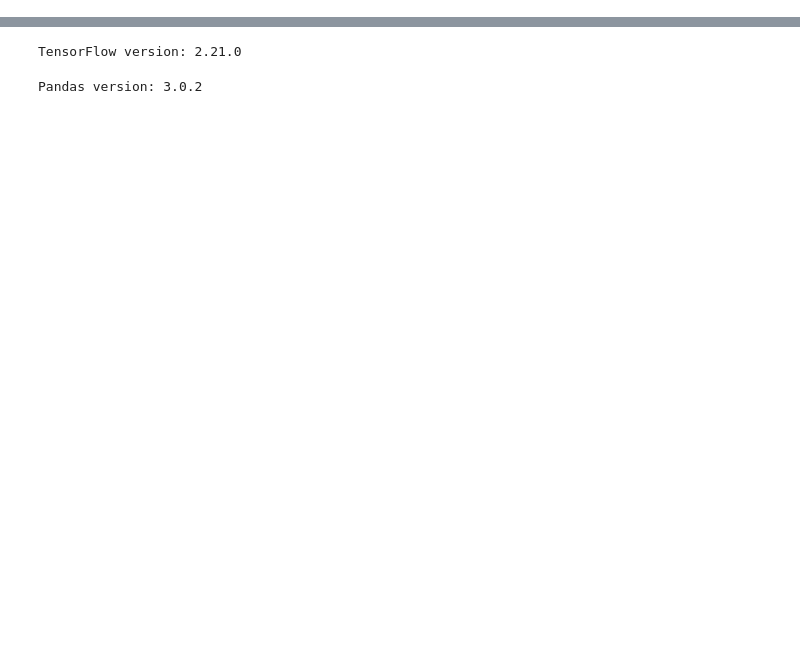
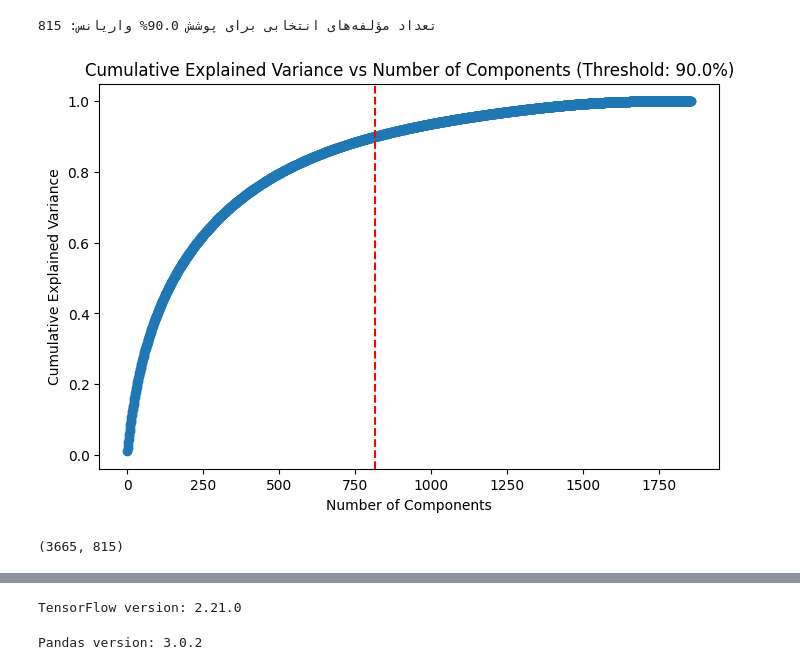
Before and after one commit to alikadkhoda/product_recommender, a Jupyter notebook: main.ipynb, the cells around one changed output, grey strips where cells are left out. Cells and saved outputs as stored; diff of their text form; code cells hidden in the pictures; blank space fills up the shorter version.

```diff
--- a/main.ipynb
+++ b/main.ipynb
@@ -2,0 +185,11 @@ import tensorflow as tf
+# %%
+# Load dataset
+file_path = 'data/Online Retail.xlsx'
+data = pd.read_excel(file_path).dropna(subset=['CustomerID'])
+data["CustomerID"] = data["CustomerID"].astype(int)
+data = data.dropna(subset=['Description'])
+data['Description'] = data['Description'].astype(str)
+data["InvoiceDate"] = pd.to_datetime(data["InvoiceDate"])
+data = data[(data["UnitPrice"] > 0) & (data["Quantity"] > 0)]
+data['TotalPrice'] = data['Quantity'] * data['UnitPrice']
+data['Purchased'] = 1
@@ -2,0 +246,7 @@ import tensorflow as tf
+# %%
+# groupby products and apply clean text
+unique_products = data.groupby('StockCode').first().reset_index()
+tqdm.pandas(desc="clean description")
+unique_products["Cleaned_Description"] = unique_products["Description"].progress_apply(clean_text)
+
+unique_products.shape
@@ -2,0 +255,6 @@ import tensorflow as tf
+# %%
+# calculate TF-IDF
+vectorizer = TfidfVectorizer(stop_words='english', max_features=5000)
+tfidf_matrix = vectorizer.fit_transform(unique_products['Cleaned_Description'])
+tfidf_df = pd.DataFrame(tfidf_matrix.toarray(), columns=vectorizer.get_feature_names_out())
+tfidf_df.head()
@@ -2,0 +269,30 @@ import tensorflow as tf
+# %%
+# calculate PCA AND POV
+pca = PCA()
+X_pca = pca.fit_transform(tfidf_matrix.toarray())
+explained_variance_ratio = pca.explained_variance_ratio_
+cumulative_variance = np.cumsum(explained_variance_ratio)
+
+threshold = 0.90
+n_components = np.argmax(cumulative_variance >= threshold) + 1
+
+print(f"تعداد مؤلفه‌های انتخابی برای پوشش {threshold * 100}% واریانس: {n_components}")
+
+# plot the POV (Cumulative Explained Variance) diagram
+plt.figure(figsize=(8, 5))
+plt.plot(range(1, len(cumulative_variance) + 1), cumulative_variance, marker='o', linestyle='--')
+plt.axvline(x=n_components, color='r', linestyle='--')
+plt.xlabel("Number of Components")
+plt.ylabel("Cumulative Explained Variance")
+plt.title(f"Cumulative Explained Variance vs Number of Components (Threshold: {threshold*100}%)")
+plt.show()
+# %% [output]
+تعداد مؤلفه‌های انتخابی برای پوشش 90.0% واریانس: 815
+[figure, added]
+# %%
+# apply PCA to TF-IDF Features
+pca = PCA(n_components=815)
+tfidf_feature_pca = pca.fit_transform(tfidf_matrix.toarray())
+tfidf_feature_pca.shape
+# %% [output]
+(3665, 815)
```
Also changed, not shown: parts of 34 cells of this notebook, 1 other file.
